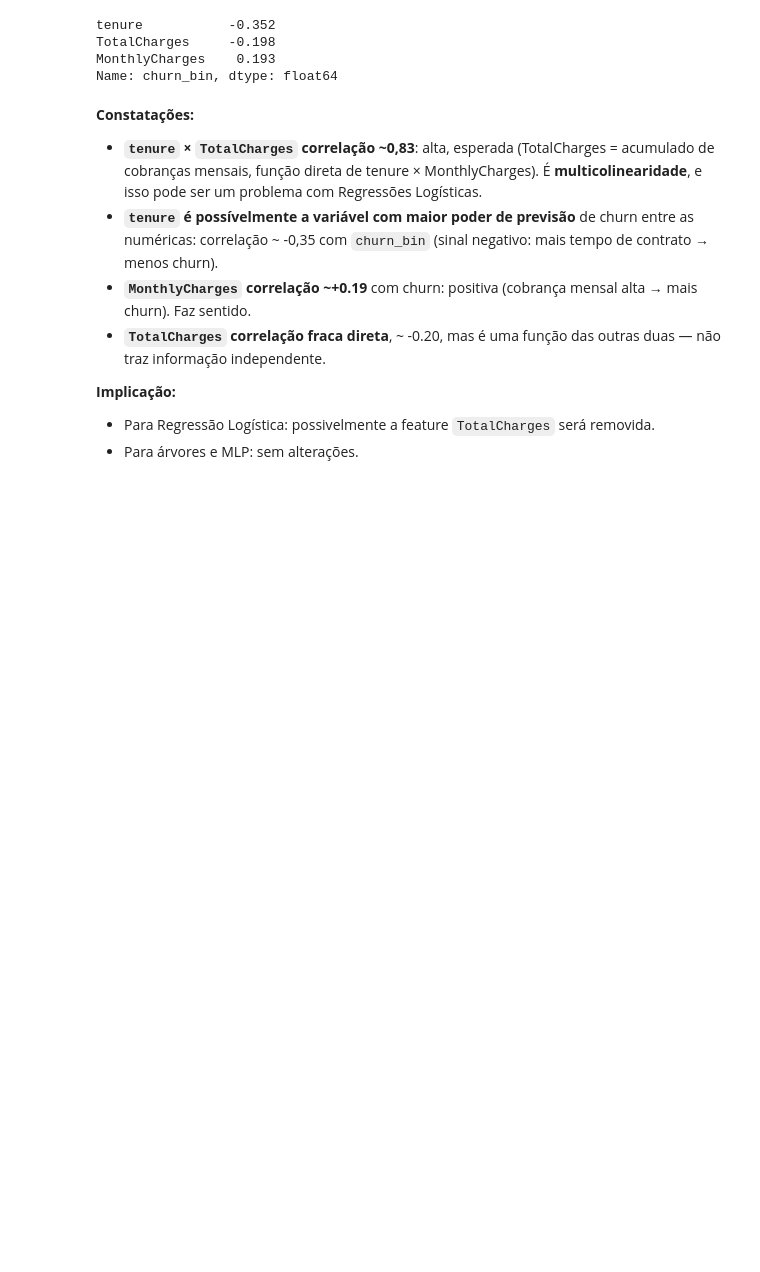
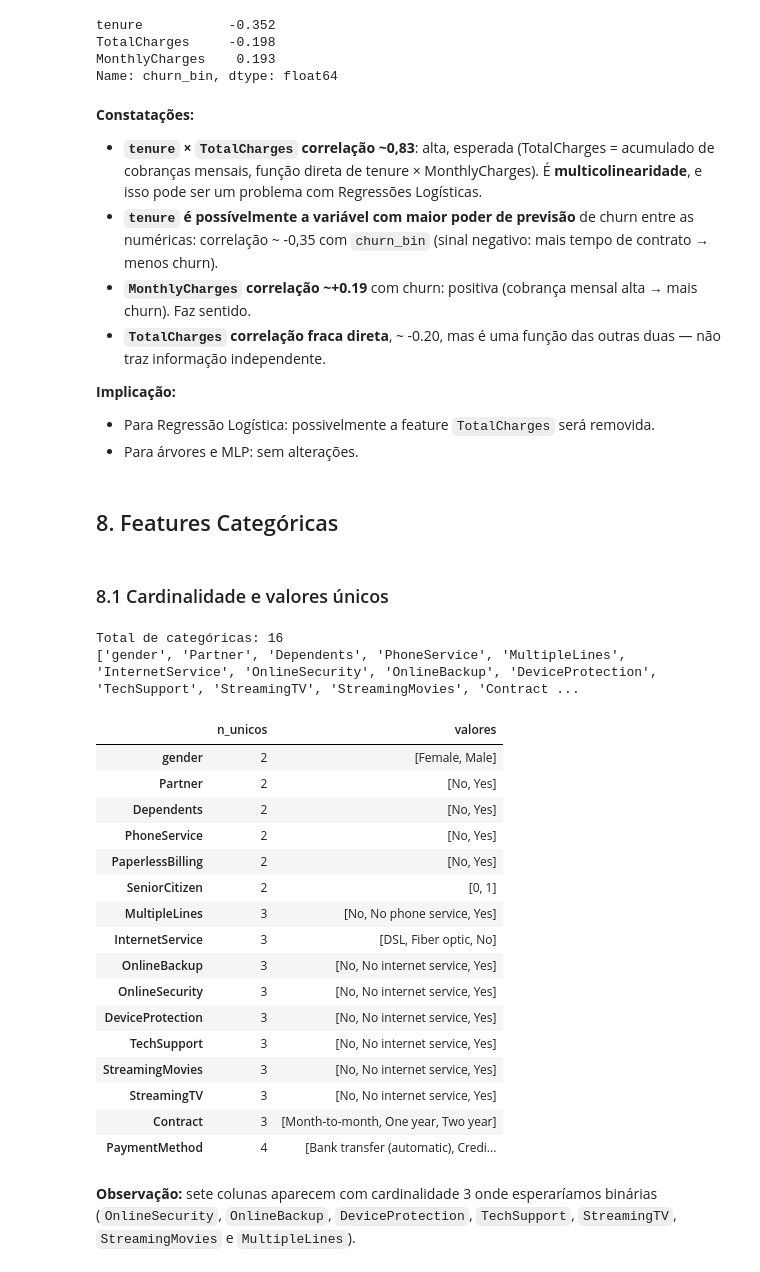
Before and after one commit to RaphaelLima89/fiap_tc01_churn, a Jupyter notebook: notebooks/01_eda.ipynb, the cells around one changed output. Drawn from its saved outputs; the diff is of its cells as text; code cells hidden in the pictures; blank space fills up the shorter version.

```diff
--- a/notebooks/01_eda.ipynb
+++ b/notebooks/01_eda.ipynb
@@ -385,3 +388,53 @@ Name: churn_bin, dtype: float64
 **Implicação:**
 - Para Regressão Logística: possivelmente a feature `TotalCharges` será removida.
 - Para árvores e MLP: sem alterações.
+# %% [markdown]
+## 8. Features Categóricas
+# %% [markdown]
+### 8.1 Cardinalidade e valores únicos
+# %%
+# Selecionar variáveis categóricas
+#    customerID é identificador, não precisa ser analisado.
+#    Churn é o target, não precisa ser analisado.
+categoricas = (
+    df_telco.select_dtypes(include=["object", "string"])
+    .columns
+    .drop([ID_COLUMN, TARGET_COLUMN, "TotalCharges"])
+    .tolist()
+)
+# SeniorCitizen veio como int64 mas conceitualmente é booleano — entra junto.
+categoricas.append("SeniorCitizen")
+
+print(f"Total de categóricas: {len(categoricas)}")
+print(categoricas)
+# %% [output]
+Total de categóricas: 16
+['gender', 'Partner', 'Dependents', 'PhoneService', 'MultipleLines', 'InternetService', 'OnlineSecurity', 'OnlineBackup', 'DeviceProtection', 'TechSupport', 'StreamingTV', 'StreamingMovies', 'Contract ...
+# %%
+# Cardinalidade e amostra de valores
+resumo_cat = pd.DataFrame({
+    "n_unicos": [df_telco[c].nunique() for c in categoricas],
+    "valores": [sorted(df_telco[c].astype(str).unique().tolist()) for c in categoricas],
+}, index=categoricas)
+resumo_cat.sort_values("n_unicos")
+# %% [output]
+|  | n_unicos | valores |
+| gender | 2 | [Female, Male] |
+| Partner | 2 | [No, Yes] |
+| Dependents | 2 | [No, Yes] |
+| PhoneService | 2 | [No, Yes] |
+| PaperlessBilling | 2 | [No, Yes] |
+| SeniorCitizen | 2 | [0, 1] |
+| MultipleLines | 3 | [No, No phone service, Yes] |
+| InternetService | 3 | [DSL, Fiber optic, No] |
+| OnlineBackup | 3 | [No, No internet service, Yes] |
+| OnlineSecurity | 3 | [No, No internet service, Yes] |
+| DeviceProtection | 3 | [No, No internet service, Yes] |
+| TechSupport | 3 | [No, No internet service, Yes] |
+| StreamingMovies | 3 | [No, No internet service, Yes] |
+| StreamingTV | 3 | [No, No internet service, Yes] |
+| Contract | 3 | [Month-to-month, One year, Two year] |
+| PaymentMethod | 4 | [Bank transfer (automatic), Credi... |
+# %% [markdown]
+**Observação:** sete colunas aparecem com cardinalidade 3 onde esperaríamos
+binárias (`OnlineSecurity`, `OnlineBackup`, `DeviceProtection`, `TechSupport`, `StreamingTV`, `StreamingMovies` e `MultipleLines`).
```
Also changed, not shown: parts of 30 cells of this notebook, 1 other file.
